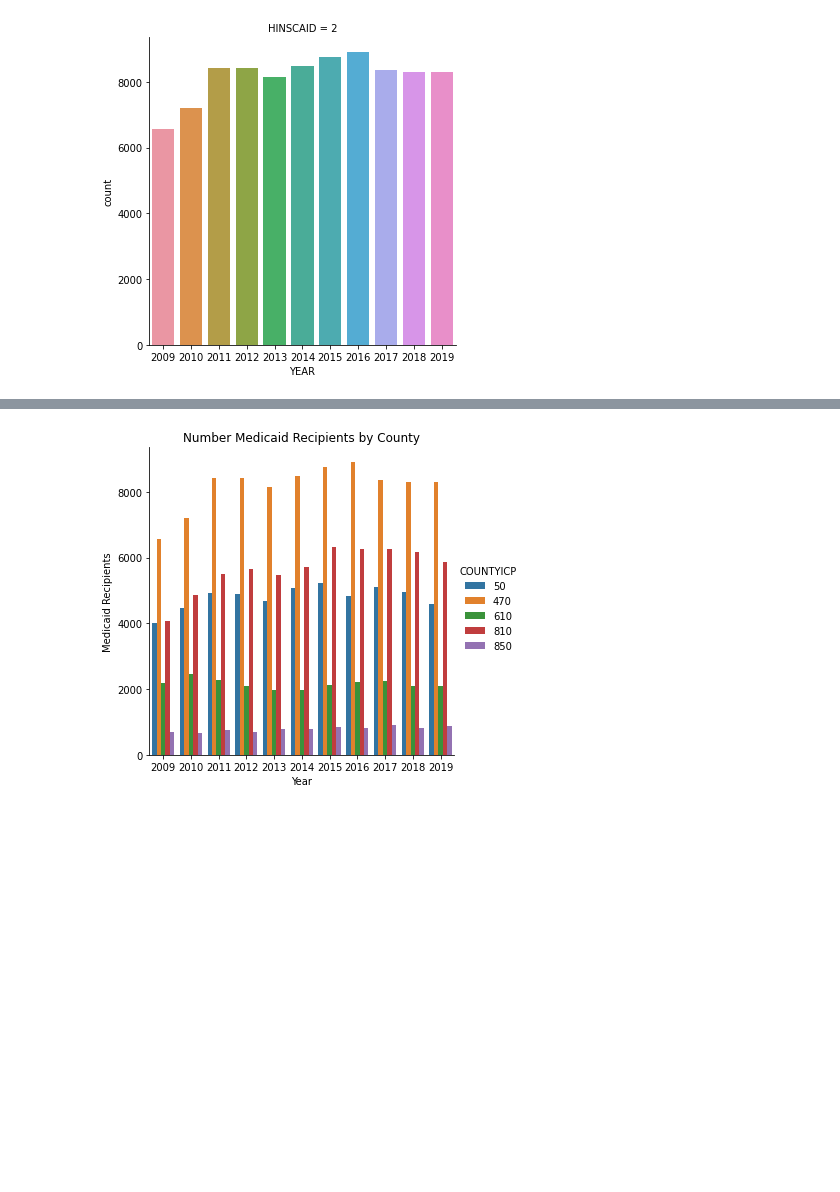
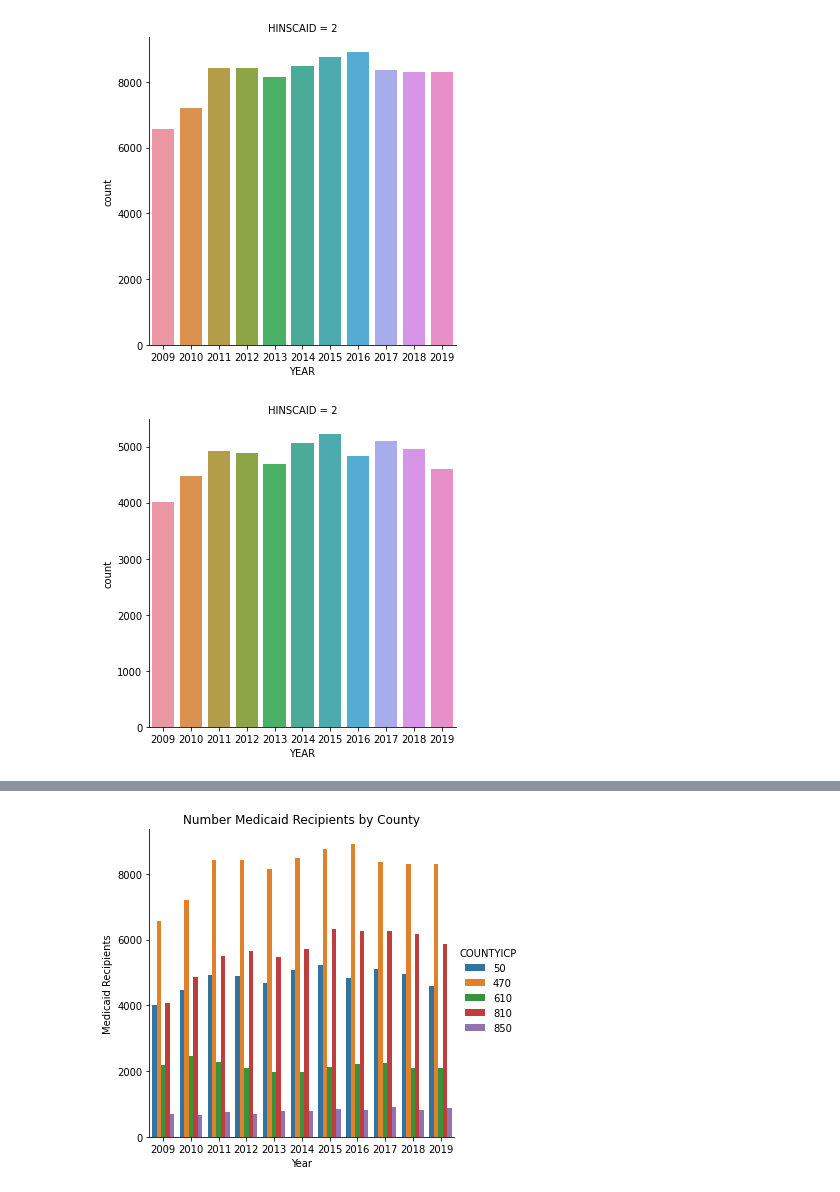
Before and after one commit to mspp-data-studio-2021/Ariel_Medex, a Jupyter notebook: IPUMS ACS Data 2009-2019.ipynb, the cells around one changed output, grey strips where cells are left out. Saved outputs shown, nothing was run; the diff lists cells and outputs as text; code cells hidden in the pictures; blank space fills up the shorter version.

```diff
--- a/IPUMS ACS Data 2009-2019.ipynb
+++ b/IPUMS ACS Data 2009-2019.ipynb
@@ -52,3 +60,10 @@ g = sns.catplot(x="YEAR", col="HINSCAID",
                      data=brooklyn, kind="count")
 # %% [output]
 [figure]
+# %%
+bronx = df[df['COUNTYICP'] == 50]
+# %%
+b = sns.catplot(x="YEAR", col="HINSCAID",
+                     data=bronx, kind="count")
+# %% [output]
+[figure, added]
```
Also changed, not shown: parts of 14 cells of this notebook.
